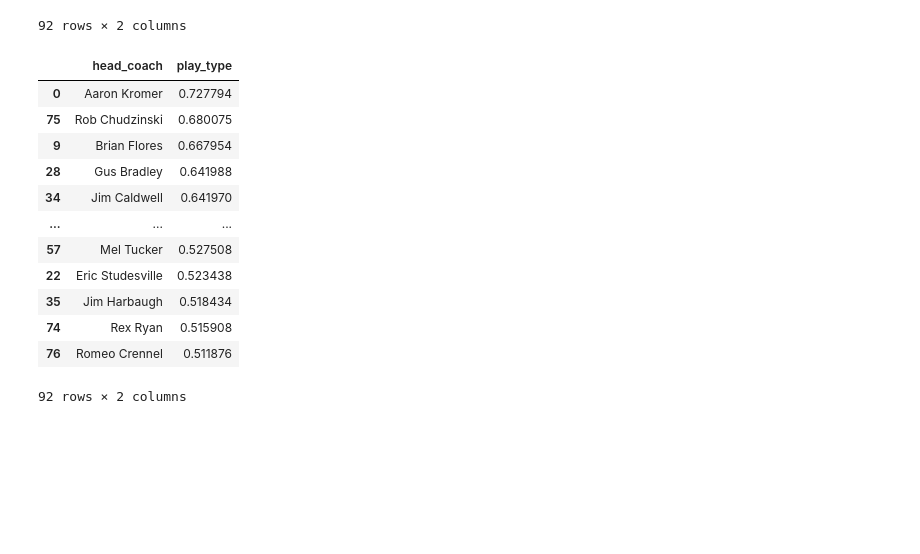
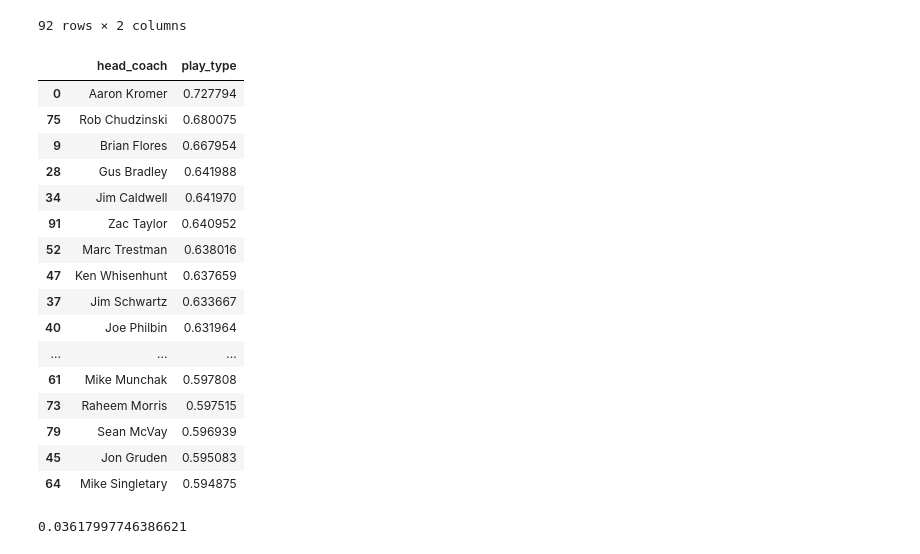
Before and after one commit to btatkinson/pass_exp, a Jupyter notebook: nfl_pass_exp.ipynb, the cells around one changed output. Saved outputs shown, nothing was run; the diff lists cells and outputs as text; code cells hidden in the pictures; blank space fills up the shorter version.

```diff
--- a/nfl_pass_exp.ipynb
+++ b/nfl_pass_exp.ipynb
@@ -604,19 +592,30 @@ data.groupby(['head_coach'])['play_type'].count().reset_index().sort_values(by=[
 | 42 | John Fassel | 173 |
 92 rows × 2 columns
 # %%
-data.groupby(['head_coach'])['play_type'].mean().reset_index().sort_values(by=['play_type'],ascending=False)
+data = pbp[['head_coach','score_differential','play_type']]
+pc_ranks = data.groupby(['head_coach'])['play_type'].mean().reset_index().sort_values(by=['play_type'],ascending=False)
+
+pc_ranks.head(50)
 # %% [output]
 |  | head_coach | play_type |
 | 0 | Aaron Kromer | 0.727794 |
 | 75 | Rob Chudzinski | 0.680075 |
 | 9 | Brian Flores | 0.667954 |
 | 28 | Gus Bradley | 0.641988 |
 | 34 | Jim Caldwell | 0.641970 |
+| 91 | Zac Taylor | 0.640952 |
+| 52 | Marc Trestman | 0.638016 |
+| 47 | Ken Whisenhunt | 0.637659 |
+| 37 | Jim Schwartz | 0.633667 |
+| 40 | Joe Philbin | 0.631964 |
 | ... | ... | ... |
-| 57 | Mel Tucker | 0.527508 |
-| 22 | Eric Studesville | 0.523438 |
-| 35 | Jim Harbaugh | 0.518434 |
-| 74 | Rex Ryan | 0.515908 |
-| 76 | Romeo Crennel | 0.511876 |
+| 61 | Mike Munchak | 0.597808 |
+| 73 | Raheem Morris | 0.597515 |
+| 79 | Sean McVay | 0.596939 |
+| 45 | Jon Gruden | 0.595083 |
+| 64 | Mike Singletary | 0.594875 |
-92 rows × 2 columns
+# %%
+pc_ranks.play_type.std()
+# %% [output]
+0.03617997746386621
 # %%
```
Also changed, not shown: parts of 11 cells of this notebook.
